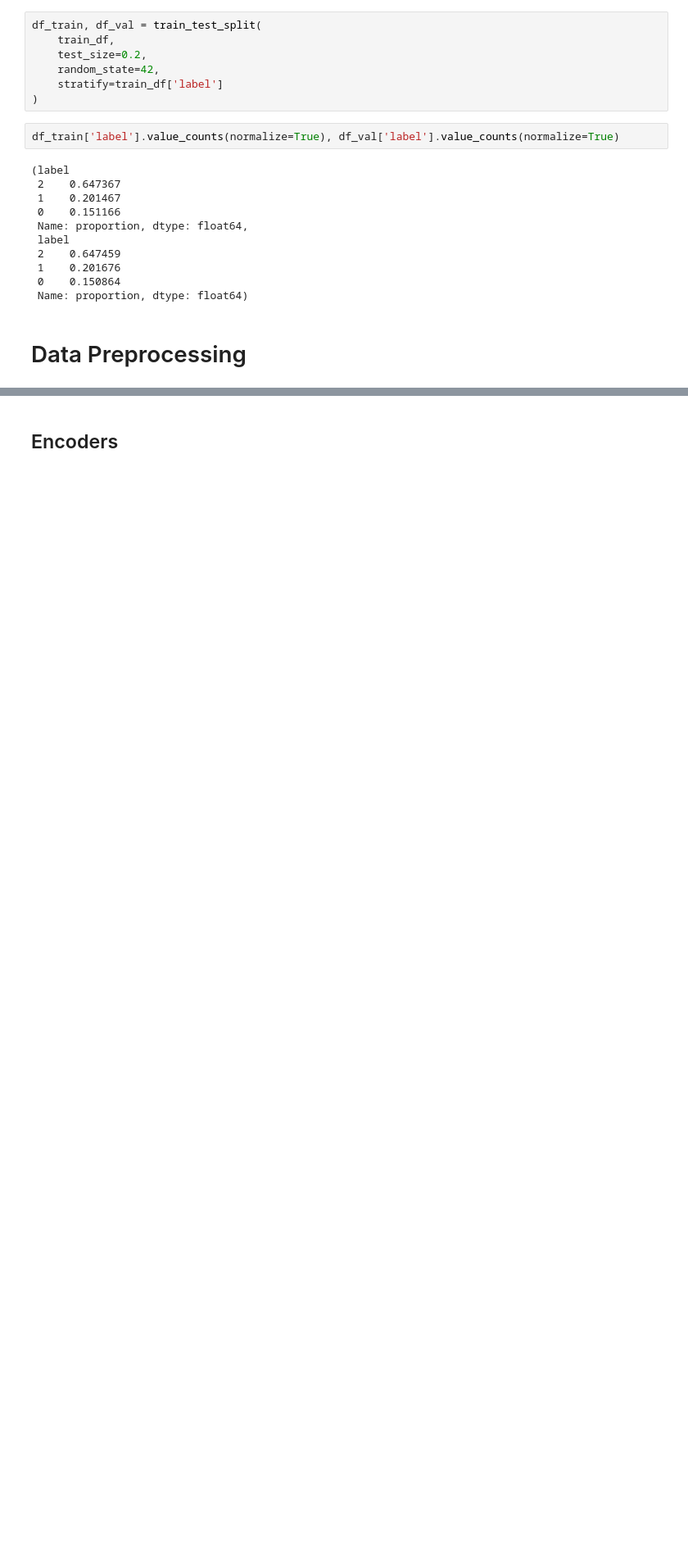
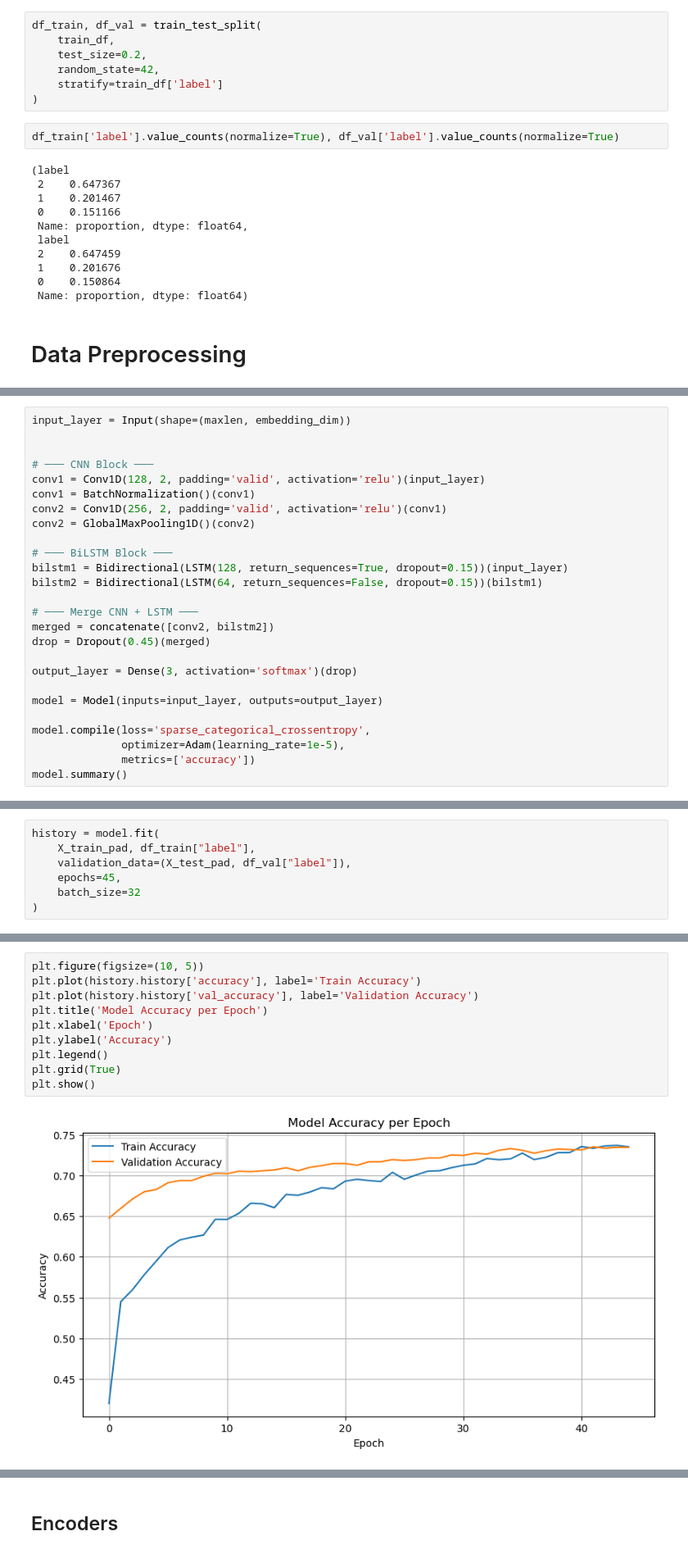
Before and after one commit to rmiranda37/text_mining_2025, a Jupyter notebook: Entrega Final/tm_testes_11.ipynb, the cells around one changed output, grey strips where cells are left out. Shown at 82% size. Drawn from its saved outputs; the diff is of its cells as text; blank space fills up the shorter version.

```diff
--- a/Entrega Final/tm_testes_11.ipynb
+++ b/Entrega Final/tm_testes_11.ipynb
@@ -681,0 +1083,26 @@ df_train['label'].value_counts(normalize=True), df_val['label'].value_counts(nor
+# %%
+input_layer = Input(shape=(maxlen, embedding_dim))
+
+
+# ─── CNN Block ───
+conv1 = Conv1D(128, 2, padding='valid', activation='relu')(input_layer)
+conv1 = BatchNormalization()(conv1)
+conv2 = Conv1D(256, 2, padding='valid', activation='relu')(conv1)
+conv2 = GlobalMaxPooling1D()(conv2)
+
+# ─── BiLSTM Block ───
+bilstm1 = Bidirectional(LSTM(128, return_sequences=True, dropout=0.15))(input_layer)
+bilstm2 = Bidirectional(LSTM(64, return_sequences=False, dropout=0.15))(bilstm1)
+
+# ─── Merge CNN + LSTM ───
+merged = concatenate([conv2, bilstm2])
+drop = Dropout(0.45)(merged)
+
+output_layer = Dense(3, activation='softmax')(drop)
+
+model = Model(inputs=input_layer, outputs=output_layer)
+
+model.compile(loss='sparse_categorical_crossentropy',
+              optimizer=Adam(learning_rate=1e-5),
+              metrics=['accuracy'])
+model.summary()
@@ -681,0 +1131,7 @@ df_train['label'].value_counts(normalize=True), df_val['label'].value_counts(nor
+# %%
+history = model.fit(
+    X_train_pad, df_train["label"],
+    validation_data=(X_test_pad, df_val["label"]),
+    epochs=45,
+    batch_size=32
+)
@@ -681,0 +1156,12 @@ df_train['label'].value_counts(normalize=True), df_val['label'].value_counts(nor
+# %%
+plt.figure(figsize=(10, 5))
+plt.plot(history.history['accuracy'], label='Train Accuracy')
+plt.plot(history.history['val_accuracy'], label='Validation Accuracy')
+plt.title('Model Accuracy per Epoch')
+plt.xlabel('Epoch')
+plt.ylabel('Accuracy')
+plt.legend()
+plt.grid(True)
+plt.show()
+# %% [output]
+[figure, added]
```
Also changed, not shown: parts of 51 cells of this notebook, 2 other files.
